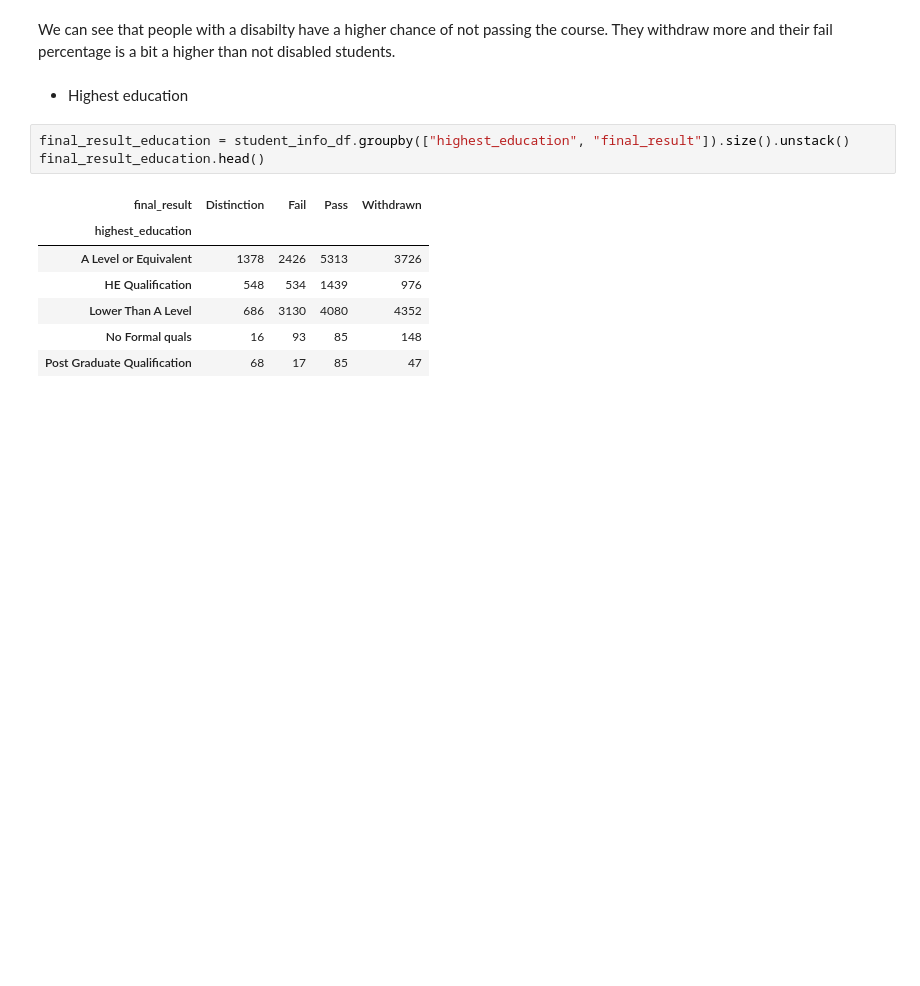
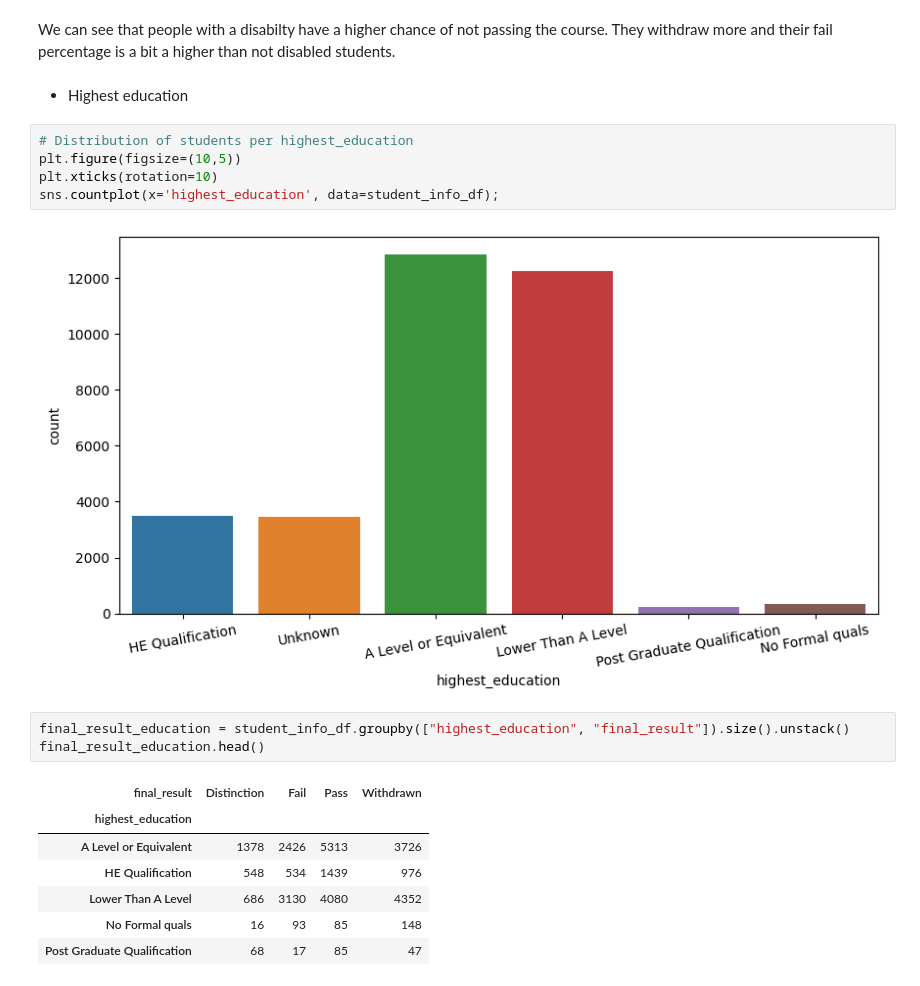
Before and after one commit to randmon/ucll_ti_data_and_ai_group_assignments, a Jupyter notebook: Assignment 2/assignment2.ipynb, the cells around one changed output. Cells and saved outputs as stored; diff of their text form; blank space fills up the shorter version.

```diff
--- a/Assignment 2/assignment2.ipynb
+++ b/Assignment 2/assignment2.ipynb
@@ -713,6 +713,13 @@ fig.show()
 We can see that people with a disabilty have a higher chance of not passing the course. They withdraw more and their fail percentage is a bit a higher than not disabled students.
 # %% [markdown]
 - Highest education
+# %%
+# Distribution of students per highest_education
+plt.figure(figsize=(10,5))
+plt.xticks(rotation=10)
+sns.countplot(x='highest_education', data=student_info_df);
+# %% [output]
+[figure, added]
 # %%
 final_result_education = student_info_df.groupby(["highest_education", "final_result"]).size().unstack()
 final_result_education.head()
```
Also changed, not shown: parts of 6 cells of this notebook.
